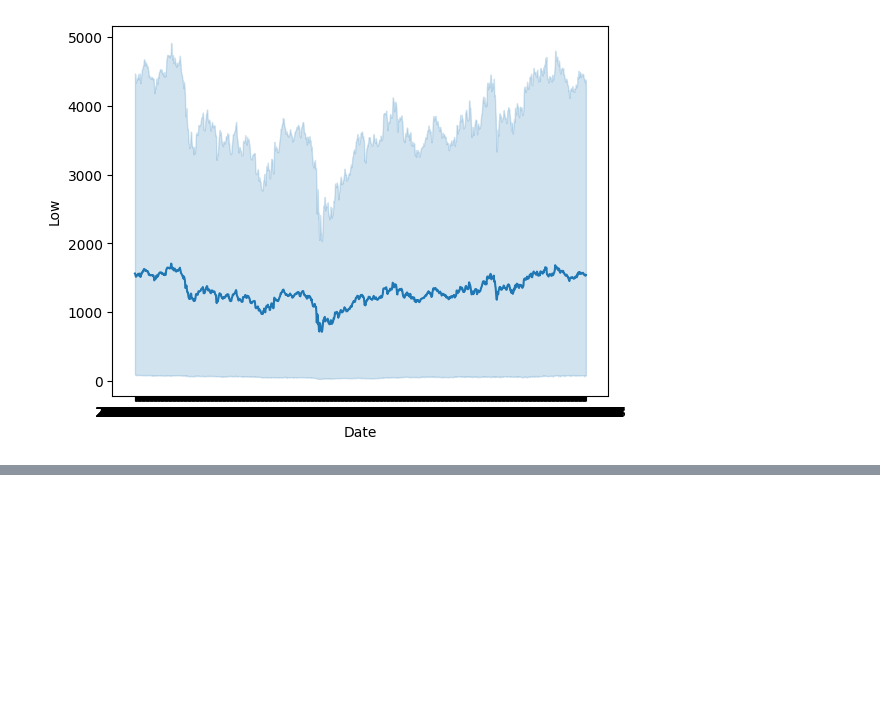
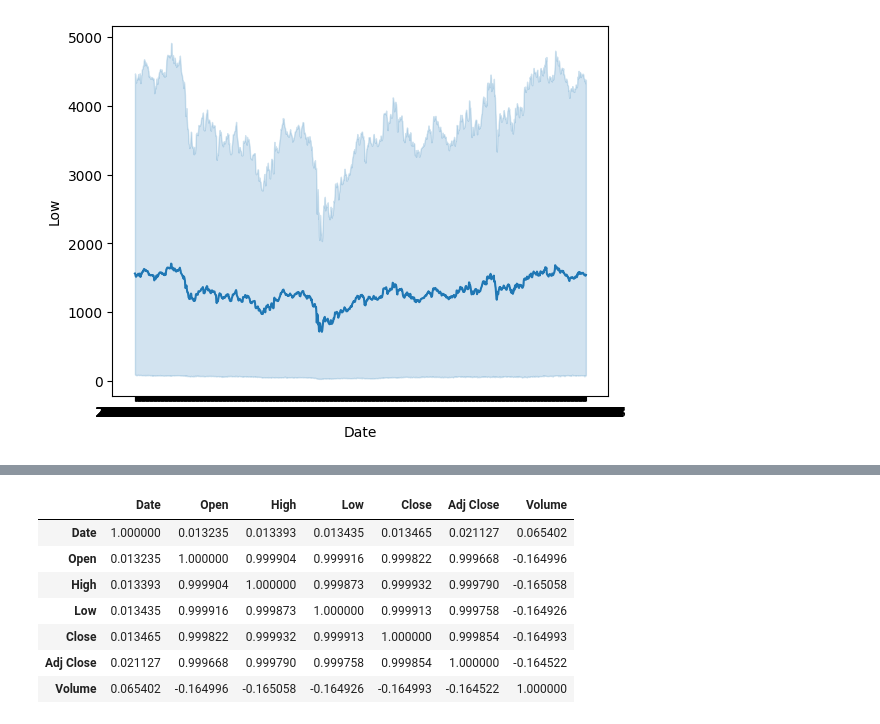
Before and after one commit to AlazarG19/Mosaic-Close-Price-Prediction-Kaggle-Competition, a Jupyter notebook: analysis.ipynb, the cells around one changed output, grey strips where cells are left out. Saved outputs shown, nothing was run; the diff lists cells and outputs as text; code cells hidden in the pictures; blank space fills up the shorter version.

```diff
--- a/analysis.ipynb
+++ b/analysis.ipynb
@@ -59,0 +68,11 @@ sns.lineplot(data = df,x=df.Date,y=df.Low);
+# %%
+df.corr().style.background_gradient("coolwarm")
+# %% [output]
+|  | Date | Open | High | Low | Close | Adj Close | Volume |
+| Date | 1.000000 | 0.013235 | 0.013393 | 0.013435 | 0.013465 | 0.021127 | 0.065402 |
+| Open | 0.013235 | 1.000000 | 0.999904 | 0.999916 | 0.999822 | 0.999668 | -0.164996 |
+| High | 0.013393 | 0.999904 | 1.000000 | 0.999873 | 0.999932 | 0.999790 | -0.165058 |
+| Low | 0.013435 | 0.999916 | 0.999873 | 1.000000 | 0.999913 | 0.999758 | -0.164926 |
+| Close | 0.013465 | 0.999822 | 0.999932 | 0.999913 | 1.000000 | 0.999854 | -0.164993 |
+| Adj Close | 0.021127 | 0.999668 | 0.999790 | 0.999758 | 0.999854 | 1.000000 | -0.164522 |
+| Volume | 0.065402 | -0.164996 | -0.165058 | -0.164926 | -0.164993 | -0.164522 | 1.000000 |
```
Also changed, not shown: parts of 2 cells of this notebook.
